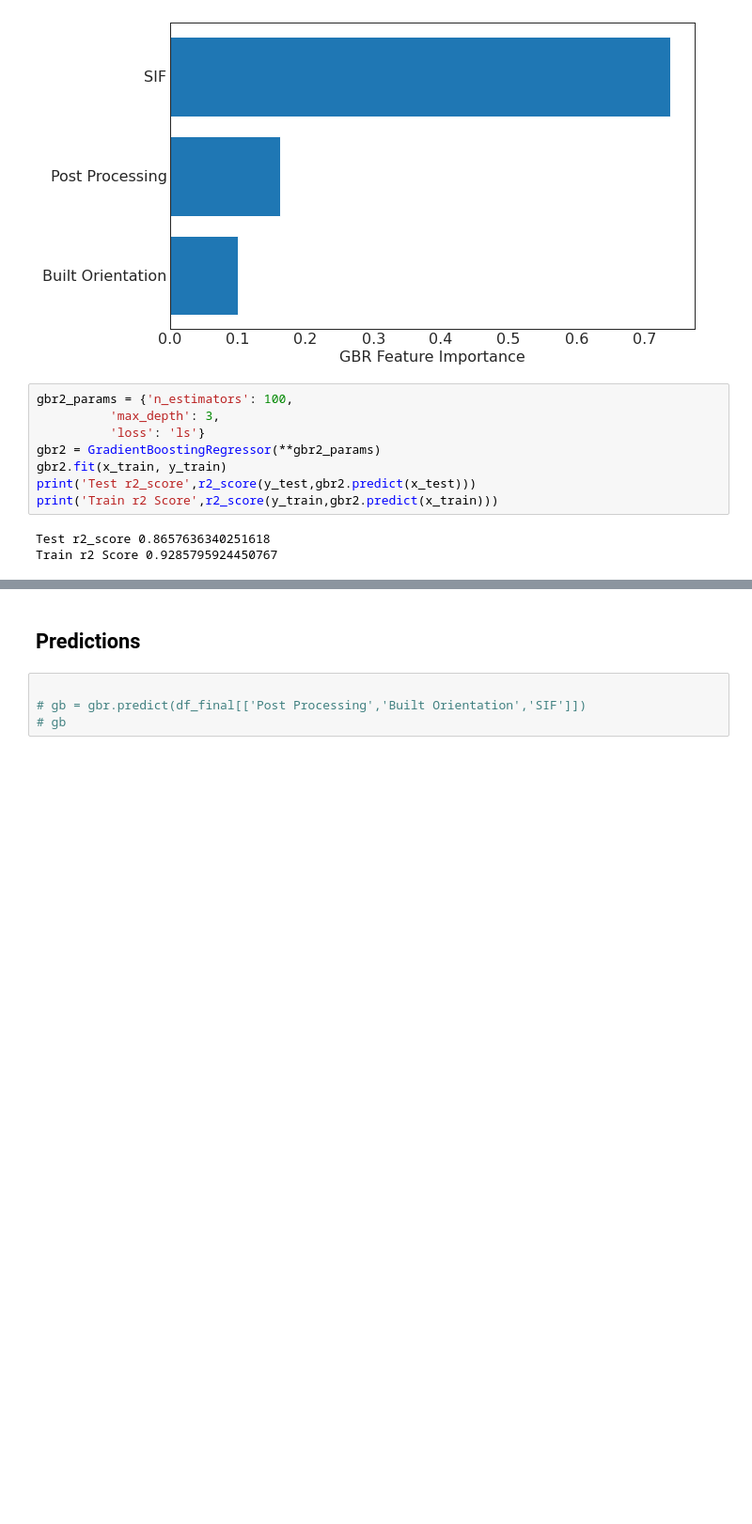
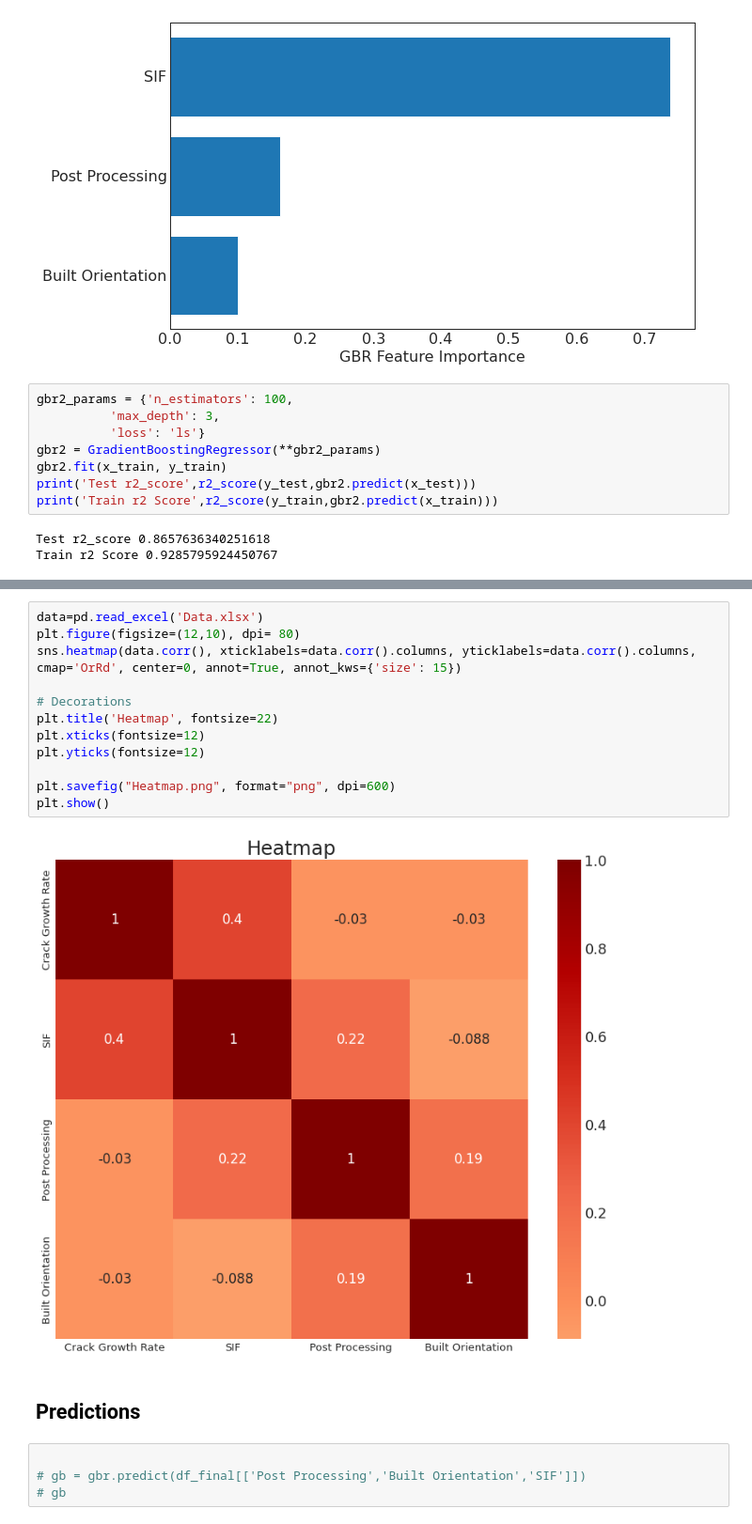
Before and after one commit to Sujal-vajire/Machine-learning-models, a Jupyter notebook: Comparative_Study_of_Various_Machine_Learning_Models_to_Predict_Fatigue_Crack_Growth_Rate.ipynb, the cells around one changed output, grey strips where cells are left out. Shown at 94% size. Saved outputs shown, nothing was run; the diff lists cells and outputs as text; blank space fills up the shorter version.

```diff
--- a/Comparative_Study_of_Various_Machine_Learning_Models_to_Predict_Fatigue_Crack_Growth_Rate.ipynb
+++ b/Comparative_Study_of_Various_Machine_Learning_Models_to_Predict_Fatigue_Crack_Growth_Rate.ipynb
@@ -449,6 +450,20 @@ fig.tight_layout()
 plt.show()
 # %% [output]
 [figure]
+# %%
+data=pd.read_excel('Data.xlsx')
+plt.figure(figsize=(12,10), dpi= 80)
+sns.heatmap(data.corr(), xticklabels=data.corr().columns, yticklabels=data.corr().columns, cmap='OrRd', center=0, annot=True, annot_kws={'size': 15})
+
+# Decorations
+plt.title('Heatmap', fontsize=22)
+plt.xticks(fontsize=12)
+plt.yticks(fontsize=12)
+
+plt.savefig("Heatmap.png", format="png", dpi=600)
+plt.show()
+# %% [output]
+[figure, added]
 # %% [markdown]
 ## **Predictions**
 # %%
```
Also changed, not shown: parts of 1 cell of this notebook.
